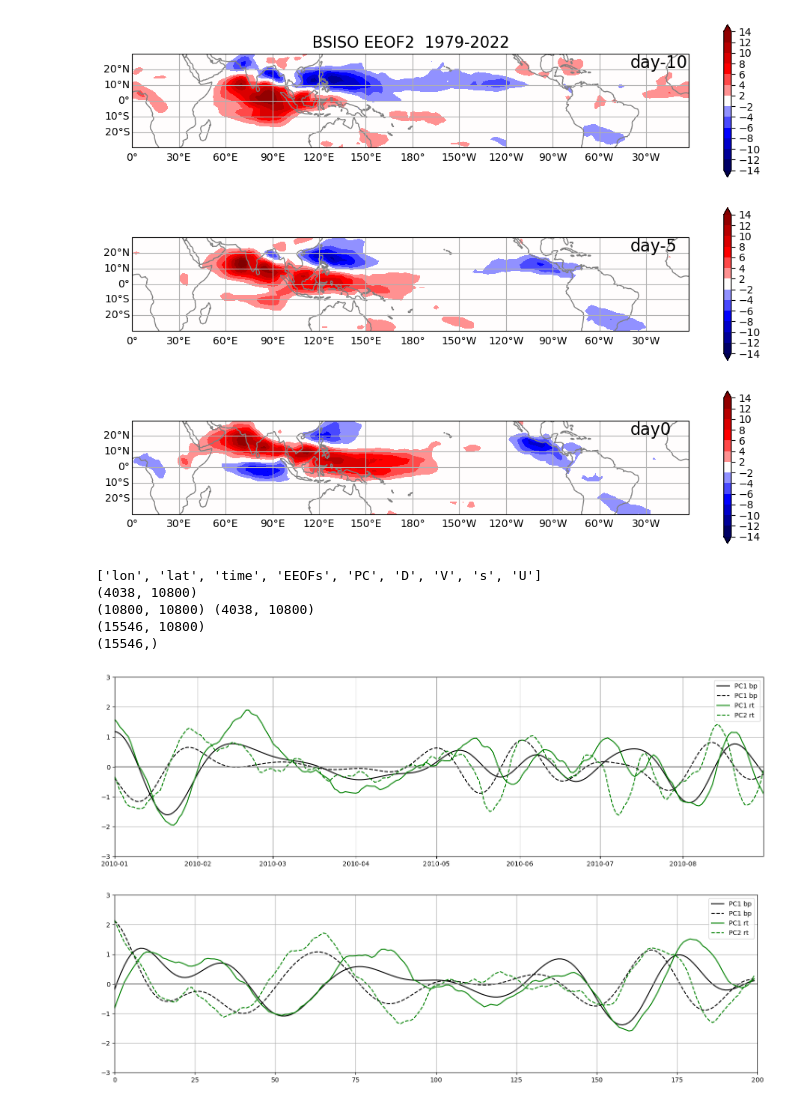
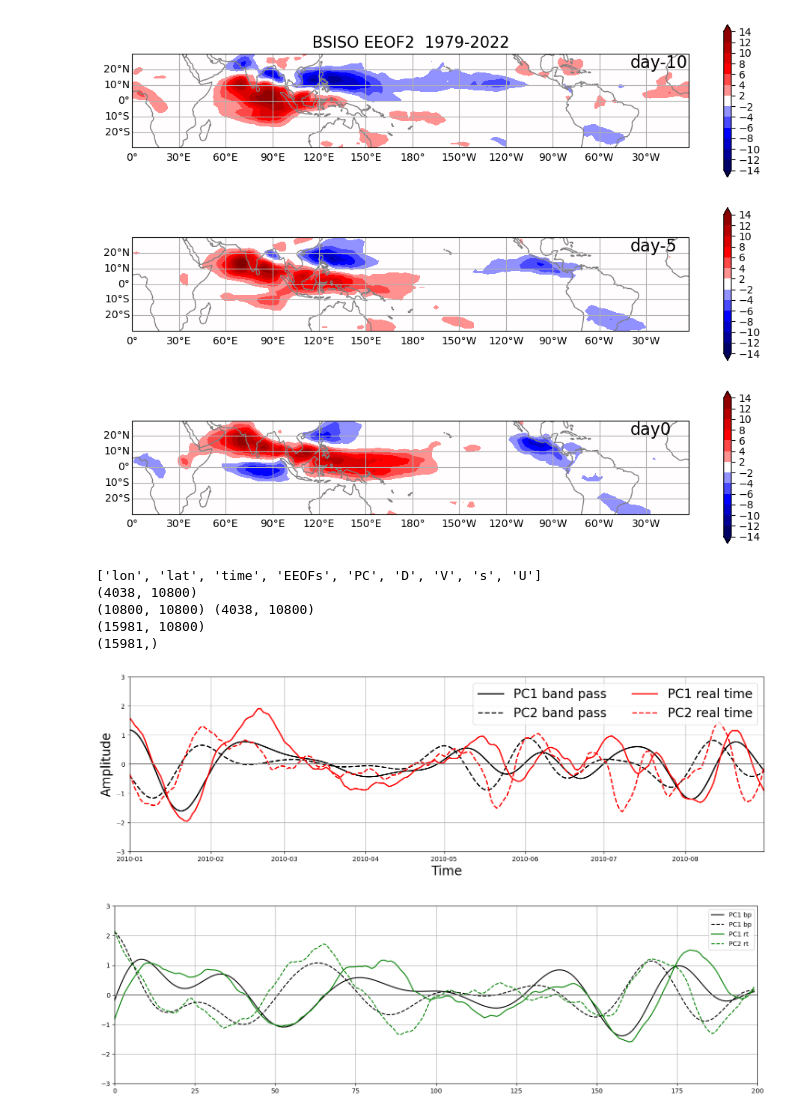
Before and after one commit to Yuumae1/machine_learning, a Jupyter notebook: notebook/kikuchi_7val_2024-04-09 copy.ipynb, the cells around one changed output. Cells and saved outputs as stored; diff of their text form; code cells hidden in the pictures.

```diff
--- a/notebook/kikuchi_7val_2024-04-09 copy.ipynb
+++ b/notebook/kikuchi_7val_2024-04-09 copy.ipynb
@@ -28,14 +28,14 @@ data =  ['lat', 'lon', 'time', 'real_time', 'olr', 'u850', 'v850', 'u200', 'v200
 # %%
 lat = data['lat'][24:49]
 lon = data['lon']
-olr = data['olr'][80:-435,24:49,:]
-u850 = data['u850'][80:-435,24:49,:]
-v850 = data['v850'][80:-435,24:49,:]
-u200 = data['u200'][80:-435,24:49,:]
-v200 = data['v200'][80:-435,24:49,:]
-h850 = data['h850'][80:-435,24:49,:]
-pr_wtr = data['pr_wtr'][80:-435,24:49,:]
-time = data['time'][80+10:-435]  # 射影後にデータが10日進むため、時刻の方を前進させておく
+olr = data['olr'][80:,24:49,:]
+u850 = data['u850'][80:,24:49,:]
+v850 = data['v850'][80:,24:49,:]
+u200 = data['u200'][80:,24:49,:]
+v200 = data['v200'][80:,24:49,:]
+h850 = data['h850'][80:,24:49,:]
+pr_wtr = data['pr_wtr'][80:,24:49,:]
+time = data['time'][80+10:]  # 射影後にデータが10日進むため、時刻の方を前進させておく
 real_time = pd.to_datetime(time, unit='h', origin=pd.Timestamp('1800-01-01')) # 時刻をdatetime型に変換
 print(lat.shape, lon.shape, olr.shape, u850.shape, v850.shape, u200.shape, v200.shape, h850.shape, pr_wtr.shape)
 print(real_time[0], real_time[-1])
@@ -232,26 +232,28 @@ print(real_time.shape)
 ['lon', 'lat', 'time', 'EEOFs', 'PC', 'D', 'V', 's', 'U']
 (4038, 10800)
 (10800, 10800) (4038, 10800)
-(15546, 10800)
-(15546,)
+(15981, 10800)
+(15981,)
 # %%
 rt = real_time
 idx = np.where((rt.year == 2010) & (rt.month <= 8))[0]
 tt = rt[idx]
 bp_PCs = PC_bp[10:]
 plt.figure(figsize=(18,5))
-plt.plot(tt, bp_PCs[idx,1], label='PC1 bp', color='k')
-plt.plot(tt, bp_PCs[idx,0], linestyle='--', label='PC1 bp', color='k')
-plt.plot(tt, -rt_PCs_norm[idx,0], label='PC1 rt', color='g')
-plt.plot(tt, rt_PCs_norm[idx,1], linestyle='--', label='PC2 rt', color='g')
+plt.plot(tt, bp_PCs[idx,1], label='PC1 band pass', color='k', linewidth=2)
+plt.plot(tt, bp_PCs[idx,0], linestyle='--', label='PC2 band pass', color='k', linewidth=2)
+plt.plot(tt, -rt_PCs_norm[idx,0], label='PC1 real time', color='r', linewidth=2)
+plt.plot(tt, rt_PCs_norm[idx,1], linestyle='--', label='PC2 real time', color='r', linewidth=2)
 plt.hlines(0, tt[0], tt[-1], 'grey', linestyle='-')
 plt.xlim(tt[0], tt[-1])
 plt.ylim(-3, 3)
-plt.legend()
+plt.xlabel('Time', fontsize=20)
+plt.ylabel('Amplitude', fontsize=20)
+plt.legend(fontsize=20, loc='upper right', ncol=2)
 plt.grid()
 plt.show()
 # %% [output]
-[figure, old version]
+[figure, new version]
 # %%
 np.savez('/home/maeda/data/bsiso_eeof/bsiso_rt-PCs.npz',rt_PCs=rt_PCs[:,:10], time=time)
 # %%
```
Also changed, not shown: parts of 3 cells of this notebook, 3 other files.
